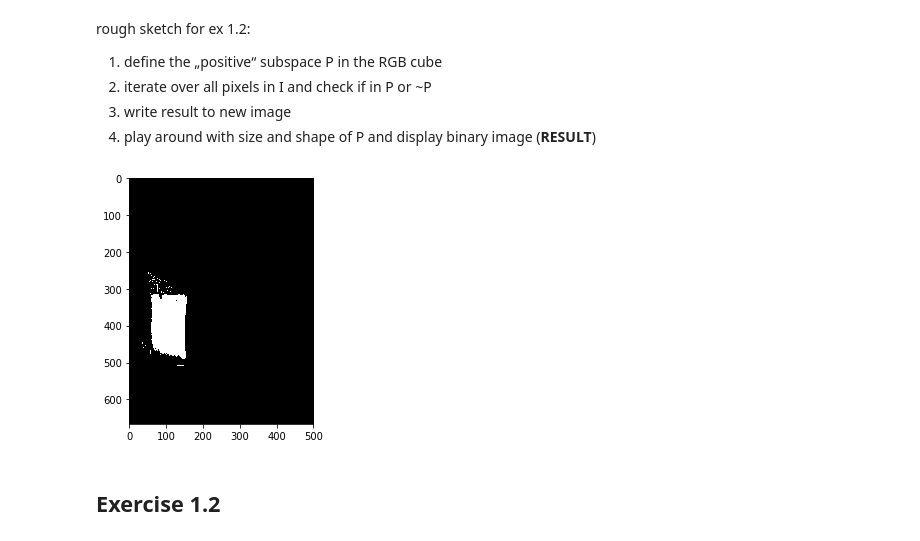
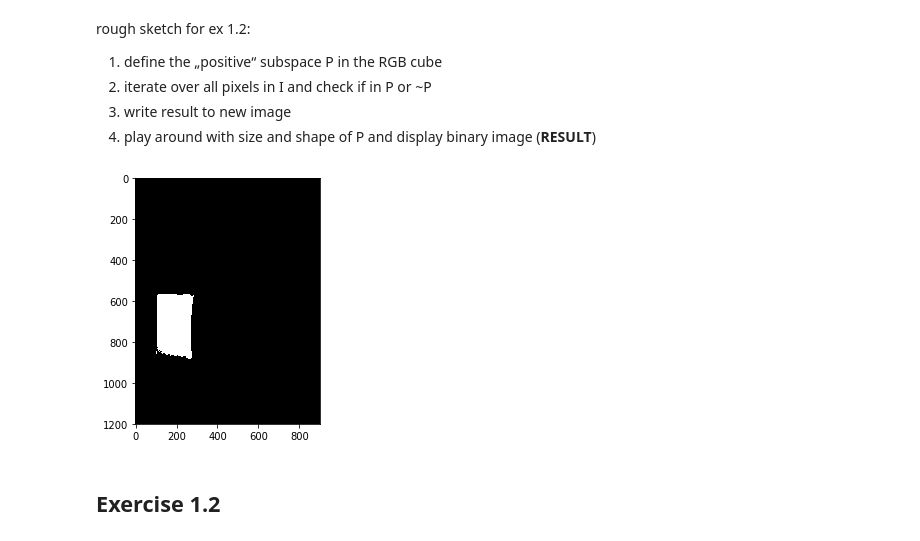
Before and after one commit to Rintel/ComputerVision, a Jupyter notebook: 01.ipynb, the cells around one changed output. Saved outputs shown, nothing was run; the diff lists cells and outputs as text; code cells hidden in the pictures.

Commit message:
some more images

```diff
--- a/01.ipynb
+++ b/01.ipynb
@@ -12,34 +12,34 @@ rough sketch for ex 1.2:
 # %%
 %matplotlib inline
 from skimage import io, data, color
 import numpy as np
 
-image = io.imread("testbilder/1_klein.jpg")
+image = io.imread("testbilder/1_test.jpg")
 schwellwert = [104,22,43]
-bereich = 30
+bereich = 35
 
 count_rows = image.shape[0]
 count_collumns = image.shape[1]
 
 new_image = np.empty_like(image)
 
 for x in range(count_rows):
     for y in range(count_collumns):
         pixel = image[x][y]
 
         isRCase = (schwellwert[0] - bereich) < pixel[0] < (schwellwert[0] + bereich)
         isGCase = (schwellwert[1] - bereich) < pixel[1] < (schwellwert[1] + bereich)
         isBCase = (schwellwert[2] - bereich) < pixel[2] < (schwellwert[2] + bereich)
         if isRCase and isGCase and isBCase:
             new_image[x][y] = np.array([255,255,255])
         else:
             new_image[x][y] = np.array([0,0,0])
 
 new_image[40][1] = np.array([0,0,0])
 io.imshow(new_image)
 io.imsave("1_klein.jpg",new_image)
 # %% [output]
-[figure, old version]
+[figure, new version]
 # %% [markdown]
 ## Exercise 1.2
 # %% [markdown]
```
Also changed, not shown: parts of 1 cell of this notebook, 5 other files.
